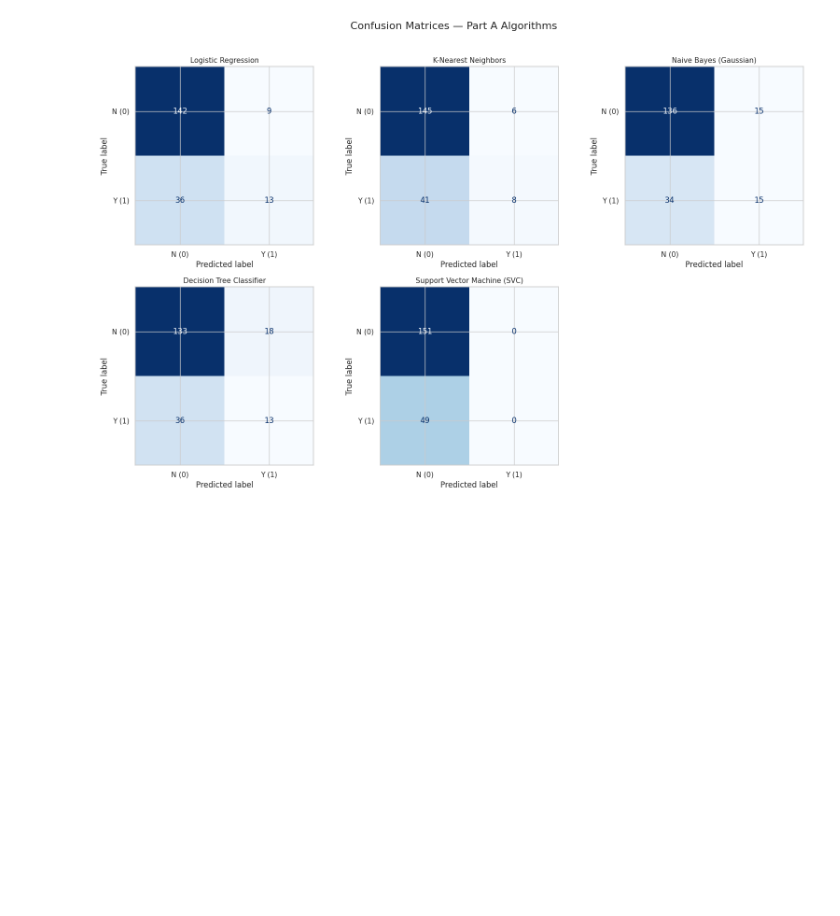
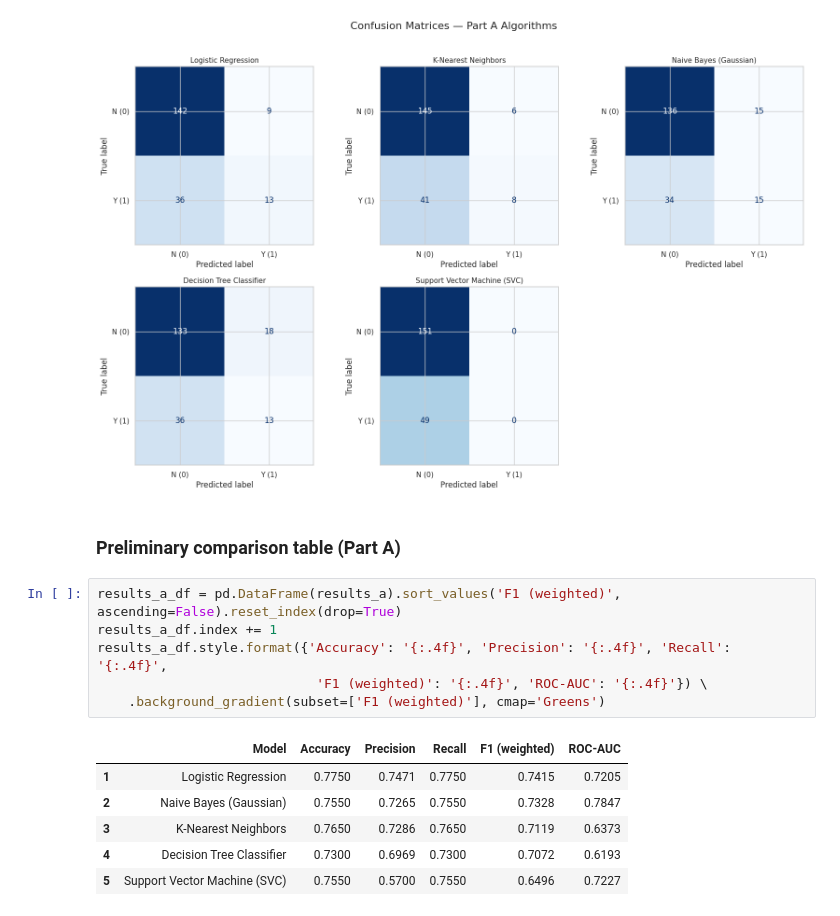
Before and after one commit to GVR2007/AI-risk-analysis, a Jupyter notebook: notebooks/classification.ipynb, the cells around one changed output. Cells and saved outputs as stored; diff of their text form; blank space fills up the shorter version.

```diff
--- a/notebooks/classification.ipynb
+++ b/notebooks/classification.ipynb
@@ -460,3 +460,18 @@ plt.savefig('../models/clf_confusion_matrices_part_a.png', bbox_inches='tight')
 plt.show()
 # %% [output]
 [figure]
+# %% [markdown]
+### Preliminary comparison table (Part A)
+# %%
+results_a_df = pd.DataFrame(results_a).sort_values('F1 (weighted)', ascending=False).reset_index(drop=True)
+results_a_df.index += 1
+results_a_df.style.format({'Accuracy': '{:.4f}', 'Precision': '{:.4f}', 'Recall': '{:.4f}',
+                            'F1 (weighted)': '{:.4f}', 'ROC-AUC': '{:.4f}'}) \
+    .background_gradient(subset=['F1 (weighted)'], cmap='Greens')
+# %% [output]
+|  | Model | Accuracy | Precision | Recall | F1 (weighted) | ROC-AUC |
+| 1 | Logistic Regression | 0.7750 | 0.7471 | 0.7750 | 0.7415 | 0.7205 |
+| 2 | Naive Bayes (Gaussian) | 0.7550 | 0.7265 | 0.7550 | 0.7328 | 0.7847 |
+| 3 | K-Nearest Neighbors | 0.7650 | 0.7286 | 0.7650 | 0.7119 | 0.6373 |
+| 4 | Decision Tree Classifier | 0.7300 | 0.6969 | 0.7300 | 0.7072 | 0.6193 |
+| 5 | Support Vector Machine (SVC) | 0.7550 | 0.5700 | 0.7550 | 0.6496 | 0.7227 |
```
Also changed, not shown: parts of 3 cells of this notebook.
